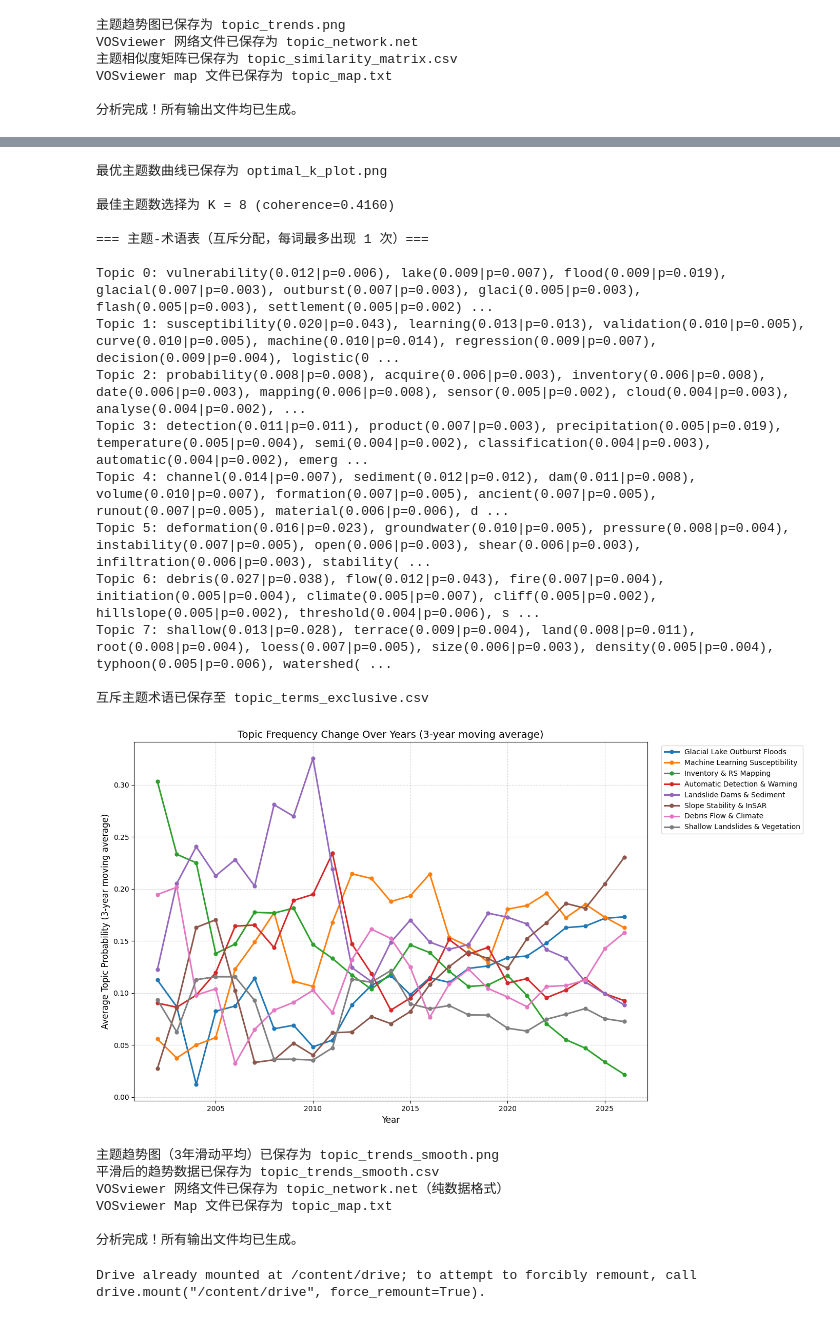
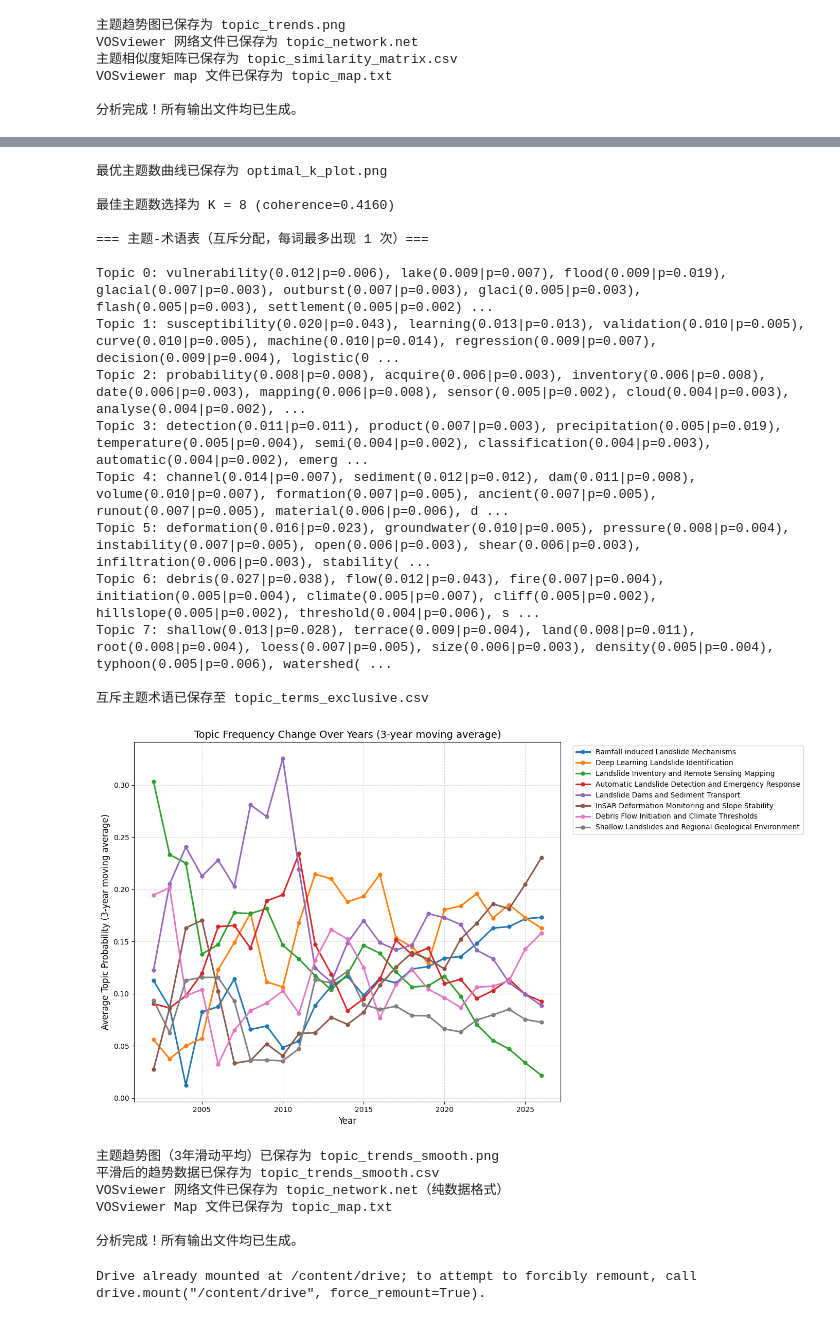
Before and after one commit to Young-yrx/review, a Jupyter notebook: Untitled.ipynb, the cells around one changed output, grey strips where cells are left out. Drawn from its saved outputs; the diff is of its cells as text; code cells hidden in the pictures.

```diff
--- a/Untitled.ipynb
+++ b/Untitled.ipynb
@@ -1929,14 +1929,14 @@ def main():
     print(f"\n最佳主题数选择为 K = {best_k} (coherence={max(coh_scores):.4f})")
     lda_best = models[best_k]
     topic_names = {
-        0: "Glacial Lake Outburst Floods",  # 或 "Glacial Lake Outburst and Flash Floods"
-        1: "Machine Learning Susceptibility", # 或 "Machine Learning for Landslide Susceptibility"
-        2: "Inventory & RS Mapping",
-        3: "Automatic Detection & Warning",
-        4: "Landslide Dams & Sediment",
-        5: "Slope Stability & InSAR",
-        6: "Debris Flow & Climate",
-        7: "Shallow Landslides & Vegetation"
+        0: "Rainfall-induced Landslide Mechanisms",  # 或 "Glacial Lake Outburst and Flash Floods"
+        1: "Deep Learning Landslide Identification", # 或 "Machine Learning for Landslide Susceptibility"
+        2: "Landslide Inventory and Remote Sensing Mapping",
+        3: "Automatic Landslide Detection and Emergency Response",
+        4: "Landslide Dams and Sediment Transport",
+        5: "InSAR Deformation Monitoring and Slope Stability",
+        6: "Debris Flow Initiation and Climate Thresholds",
+        7: "Shallow Landslides and Regional Geological Environment"
     }
     # 4. 输出主题-术语表
     topic_terms = get_topic_terms_exclusive(
@@ -1976,34 +1976,34 @@ if __name__ == "__main__":
 K=2   Coherence=0.3531   Perplexity=-6.9238
 训练 LDA K=3 ...
 K=3   Coherence=0.3512   Perplexity=-6.9104
 训练 LDA K=4 ...
 K=4   Coherence=0.3736   Perplexity=-6.9040
 训练 LDA K=5 ...
 K=5   Coherence=0.3747   Perplexity=-6.9032
 训练 LDA K=6 ...
 ... (15 lines left out)
 训练 LDA K=14 ...
 K=14   Coherence=0.3926   Perplexity=-6.9265
 训练 LDA K=15 ...
 K=15   Coherence=0.3845   Perplexity=-6.9329
 [figure]
 最优主题数曲线已保存为 optimal_k_plot.png
 
 最佳主题数选择为 K = 8 (coherence=0.4160)
 
 === 主题-术语表（互斥分配，每词最多出现 1 次）===
 
 Topic 0: vulnerability(0.012|p=0.006), lake(0.009|p=0.007), flood(0.009|p=0.019), glacial(0.007|p=0.003), outburst(0.007|p=0.003), glaci(0.005|p=0.003), flash(0.005|p=0.003), settlement(0.005|p=0.002) ...
 Topic 1: susceptibility(0.020|p=0.043), learning(0.013|p=0.013), validation(0.010|p=0.005), curve(0.010|p=0.005), machine(0.010|p=0.014), regression(0.009|p=0.007), decision(0.009|p=0.004), logistic(0 ...
 Topic 2: probability(0.008|p=0.008), acquire(0.006|p=0.003), inventory(0.006|p=0.008), date(0.006|p=0.003), mapping(0.006|p=0.008), sensor(0.005|p=0.002), cloud(0.004|p=0.003), analyse(0.004|p=0.002), ...
 Topic 3: detection(0.011|p=0.011), product(0.007|p=0.003), precipitation(0.005|p=0.019), temperature(0.005|p=0.004), semi(0.004|p=0.002), classification(0.004|p=0.003), automatic(0.004|p=0.002), emerg ...
 Topic 4: channel(0.014|p=0.007), sediment(0.012|p=0.012), dam(0.011|p=0.008), volume(0.010|p=0.007), formation(0.007|p=0.005), ancient(0.007|p=0.005), runout(0.007|p=0.005), material(0.006|p=0.006), d ...
 Topic 5: deformation(0.016|p=0.023), groundwater(0.010|p=0.005), pressure(0.008|p=0.004), instability(0.007|p=0.005), open(0.006|p=0.003), shear(0.006|p=0.003), infiltration(0.006|p=0.003), stability( ...
 Topic 6: debris(0.027|p=0.038), flow(0.012|p=0.043), fire(0.007|p=0.004), initiation(0.005|p=0.004), climate(0.005|p=0.007), cliff(0.005|p=0.002), hillslope(0.005|p=0.002), threshold(0.004|p=0.006), s ...
 Topic 7: shallow(0.013|p=0.028), terrace(0.009|p=0.004), land(0.008|p=0.011), root(0.008|p=0.004), loess(0.007|p=0.005), size(0.006|p=0.003), density(0.005|p=0.004), typhoon(0.005|p=0.006), watershed( ...
 
 互斥主题术语已保存至 topic_terms_exclusive.csv
-[figure, old version]
+[figure, new version]
 主题趋势图（3年滑动平均）已保存为 topic_trends_smooth.png
 平滑后的趋势数据已保存为 topic_trends_smooth.csv
 VOSviewer 网络文件已保存为 topic_network.net（纯数据格式）
```
Also changed, not shown: parts of 3 cells of this notebook.
